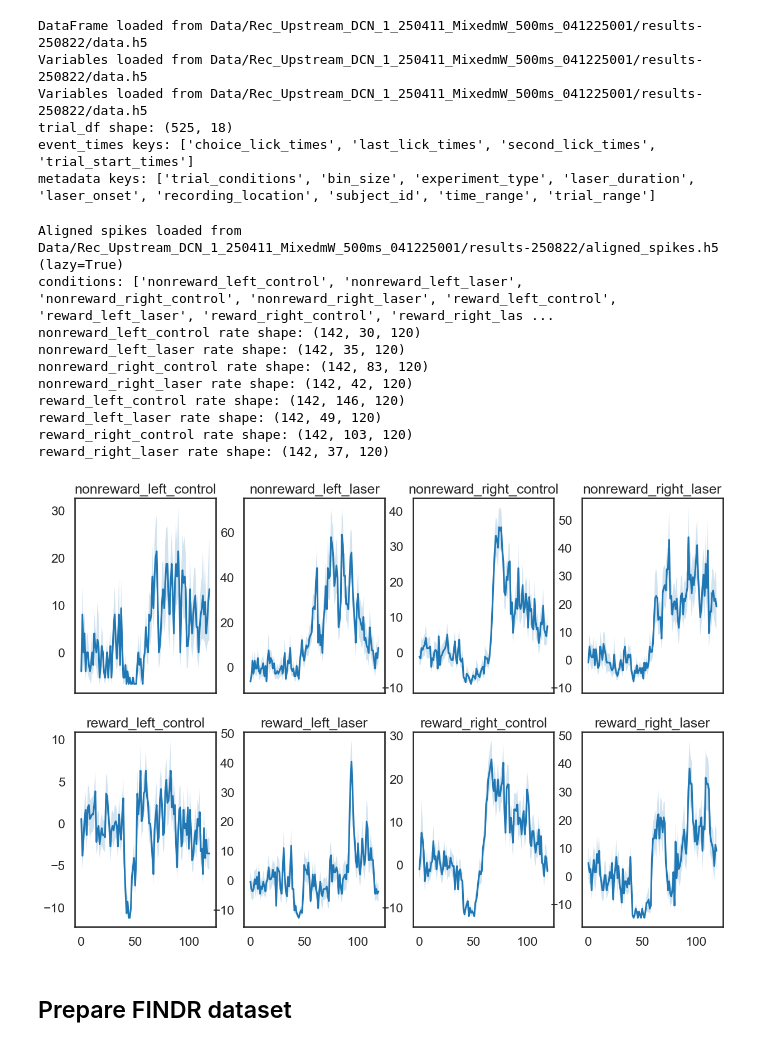
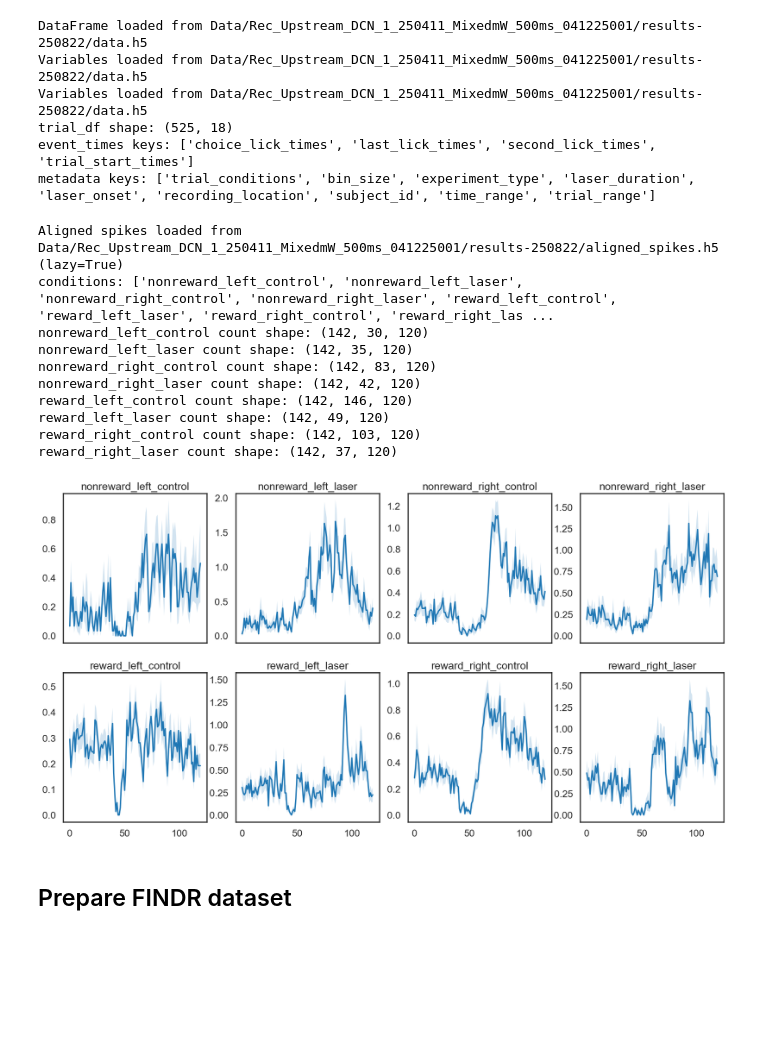
Before and after one commit to shunnnli/pyNeuroDAP, a Jupyter notebook: notebooks/prepare_findr_forPaolo.ipynb, the cells around one changed output. Saved outputs shown, nothing was run; the diff lists cells and outputs as text; code cells hidden in the pictures; blank space fills up the shorter version.

Commit message:
changed to spike count

```diff
--- a/notebooks/prepare_findr_forPaolo.ipynb
+++ b/notebooks/prepare_findr_forPaolo.ipynb
@@ -75,7 +75,7 @@ print('conditions:', conditions)
 
 # Subtract baseline and inspect shapes
 for cond in conditions:
-    rate = aligned_key[cond]['rate']  # h5py.Dataset (units, trials, timebins)
+    count = aligned_key[cond]['count']  # h5py.Dataset (units, trials, timebins)
 
     # Parse time_range from string to tuple
     time_range_str = aligned_key[cond]['params']['time_range']
@@ -83,40 +83,40 @@ for cond in conditions:
     bin_size_ms_val = float(aligned_key[cond]['params']['bin_size_ms'])
 
     # Subtract baseline
-    rate_subtracted, baseline_rates = ndap.subtract_baseline_rate(
-        rate,
-        baseline_window=None,  # Auto-detect pre-event period
+    count_subtracted, _ = ndap.subtract_baseline(
+        count,
         time_range=time_range_tuple,
-        bin_size_ms=bin_size_ms_val
+        bin_size_ms=bin_size_ms_val,
+        data_type='count'
     )
 
-    aligned_key[cond]['rate'] = rate_subtracted
-    print(cond, 'rate shape:', rate_subtracted.shape)
+    aligned_key[cond]['count'] = count_subtracted
+    print(cond, 'count shape:', count_subtracted.shape)
 # %% [output]
 Aligned spikes loaded from Data/Rec_Upstream_DCN_1_250411_MixedmW_500ms_041225001/results-250822/aligned_spikes.h5 (lazy=True)
 conditions: ['nonreward_left_control', 'nonreward_left_laser', 'nonreward_right_control', 'nonreward_right_laser', 'reward_left_control', 'reward_left_laser', 'reward_right_control', 'reward_right_las ...
-nonreward_left_control rate shape: (142, 30, 120)
-nonreward_left_laser rate shape: (142, 35, 120)
-nonreward_right_control rate shape: (142, 83, 120)
-nonreward_right_laser rate shape: (142, 42, 120)
-reward_left_control rate shape: (142, 146, 120)
-reward_left_laser rate shape: (142, 49, 120)
-reward_right_control rate shape: (142, 103, 120)
-reward_right_laser rate shape: (142, 37, 120)
+nonreward_left_control count shape: (142, 30, 120)
+nonreward_left_laser count shape: (142, 35, 120)
+nonreward_right_control count shape: (142, 83, 120)
+nonreward_right_laser count shape: (142, 42, 120)
+reward_left_control count shape: (142, 146, 120)
+reward_left_laser count shape: (142, 49, 120)
+reward_right_control count shape: (142, 103, 120)
+reward_right_laser count shape: (142, 37, 120)
 # %%
 # Plot example aligned spikes for each condition
 import matplotlib.pyplot as plt
-fig, axs = plt.subplots(2, len(conditions) // 2, figsize=(15, 10), sharex=True)
+fig, axs = plt.subplots(2, len(conditions) // 2, figsize=(20, 10), sharex=True)
 axs = axs.flatten()  # Flatten 2D array to 1D for easier indexing
 
 unit_id = 109
 for i, (cond, aligned_data) in enumerate(aligned_key.items()):
-    rate = aligned_data['rate']
-    ndap.plot_sem(rate[unit_id], ax=axs[i])
+    count = aligned_data['count']
+    ndap.plot_sem(count[unit_id], ax=axs[i])
     axs[i].set_title(cond)
 plt.show()
 # %% [output]
-[figure, old version]
+[figure, new version]
 # %% [markdown]
 ## Prepare FINDR dataset
 # %%
```
Also changed, not shown: parts of 2 cells of this notebook, 3 other files.
